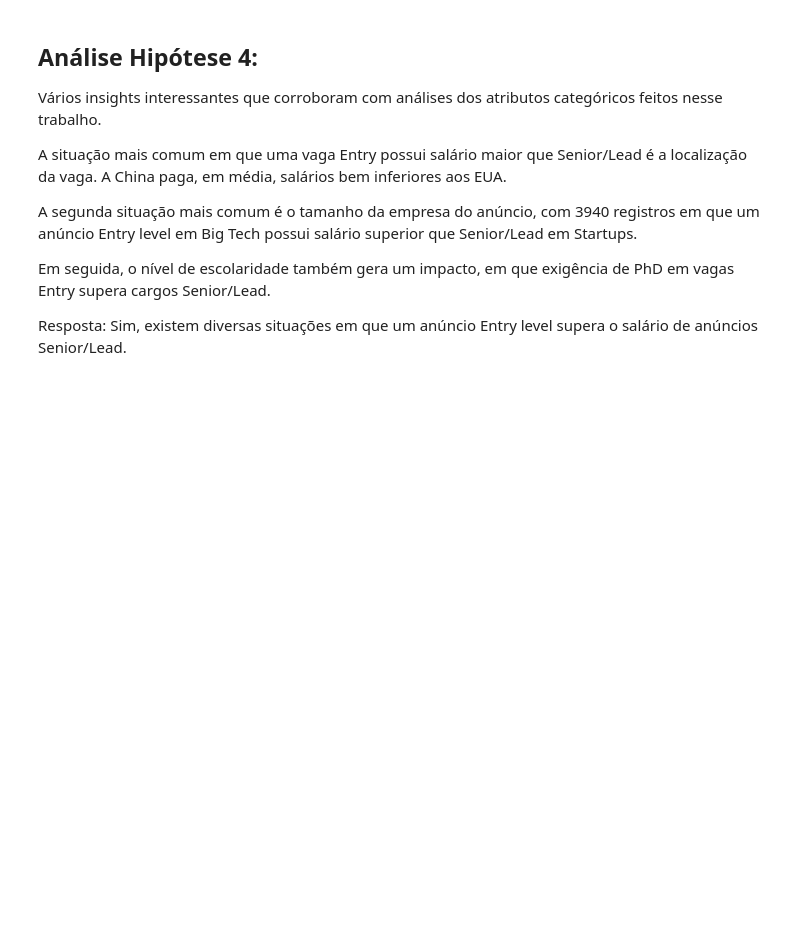
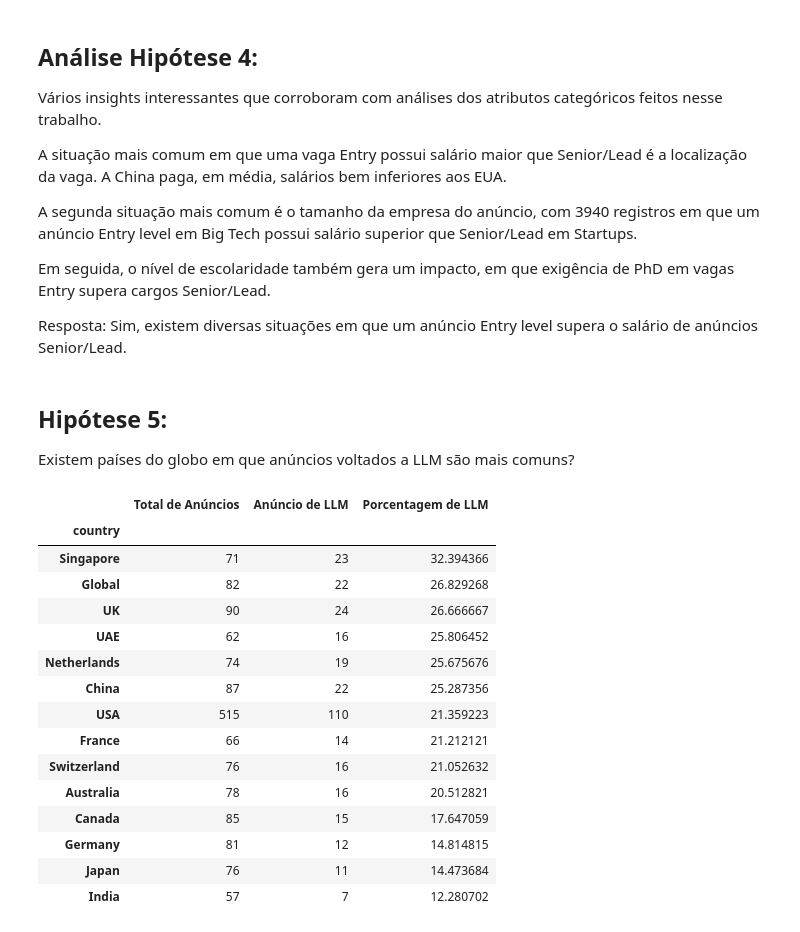
Before and after one commit to LucasDSF7/Data-Analysis-Puc-Rio, a Jupyter notebook: mvp/ia_jobs_market.ipynb, the cells around one changed output. Cells and saved outputs as stored; diff of their text form; code cells hidden in the pictures; blank space fills up the shorter version.

```diff
--- a/mvp/ia_jobs_market.ipynb
+++ b/mvp/ia_jobs_market.ipynb
@@ -680,3 +678,39 @@ A segunda situação mais comum é o tamanho da empresa do anúncio, com 3940 re
 Em seguida, o nível de escolaridade também gera um impacto, em que exigência de PhD em vagas Entry supera cargos Senior/Lead.
 
 Resposta: Sim, existem diversas situações em que um anúncio Entry level supera o salário de anúncios Senior/Lead.
+# %% [markdown]
+## Hipótese 5:
+
+Existem países do globo em que anúncios voltados a LLM são mais comuns?
+# %%
+# A ideia é avaliar os países que possuem maior proporção de vagas de LLM.
+# Como is_llm_role é binário (0 ou 1), a soma dos valores no groupby retorna os registros que a vaga é de LLM
+# O count de country retorna o número total de registros.
+
+agg_func = {
+    'country': 'count',
+    'is_llm_role': 'sum'
+}
+
+df_h5 = df_copy[['country', 'is_llm_role']].groupby('country').agg(agg_func)
+df_h5.rename(columns={'country': 'Total de Anúncios', 'is_llm_role': 'Anúncio de LLM'}, inplace=True)
+df_h5['Porcentagem de LLM'] = df_h5.apply(lambda x: 100 * x['Anúncio de LLM'] / x['Total de Anúncios'], axis=1)
+df_h5.sort_values(by='Porcentagem de LLM', ascending=False, inplace=True)
+df_h5
+# %% [output]
+|  | Total de Anúncios | Anúncio de LLM | Porcentagem de LLM |
+| country |  |  |  |
+| Singapore | 71 | 23 | 32.394366 |
+| Global | 82 | 22 | 26.829268 |
+| UK | 90 | 24 | 26.666667 |
+| UAE | 62 | 16 | 25.806452 |
+| Netherlands | 74 | 19 | 25.675676 |
+| China | 87 | 22 | 25.287356 |
+| USA | 515 | 110 | 21.359223 |
+| France | 66 | 14 | 21.212121 |
+| Switzerland | 76 | 16 | 21.052632 |
+| Australia | 78 | 16 | 20.512821 |
+| Canada | 85 | 15 | 17.647059 |
+| Germany | 81 | 12 | 14.814815 |
+| Japan | 76 | 11 | 14.473684 |
+| India | 57 | 7 | 12.280702 |
```
Also changed, not shown: parts of 4 cells of this notebook.
